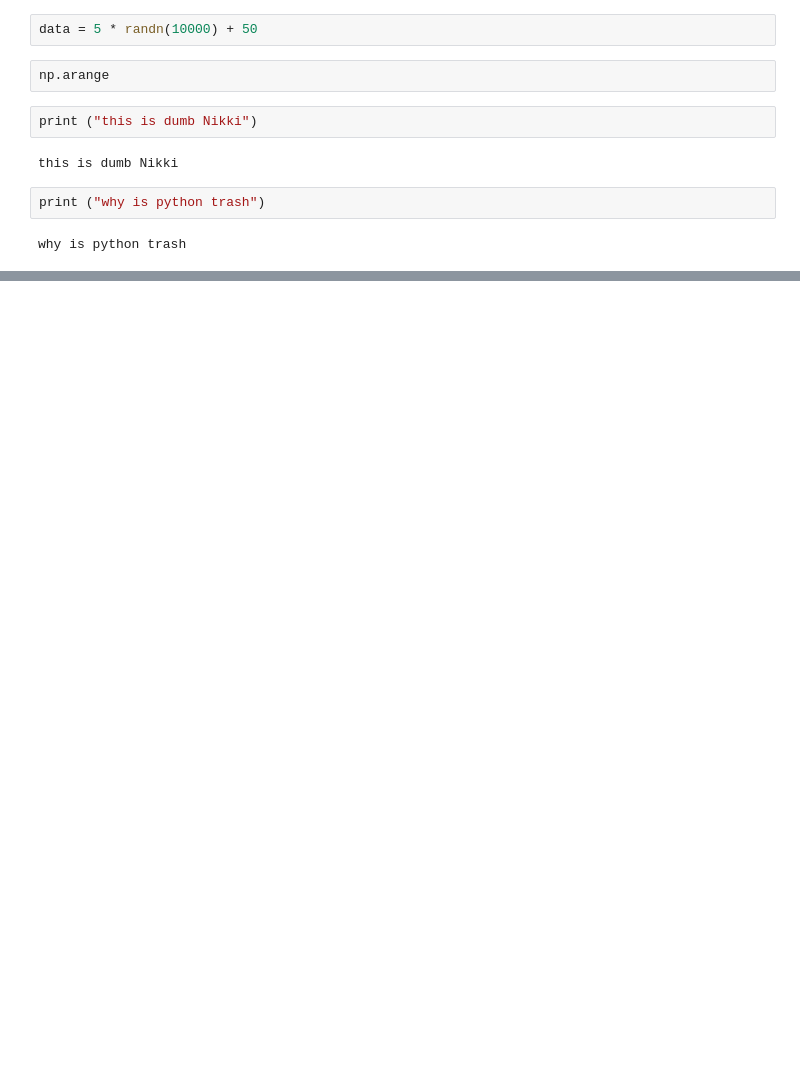
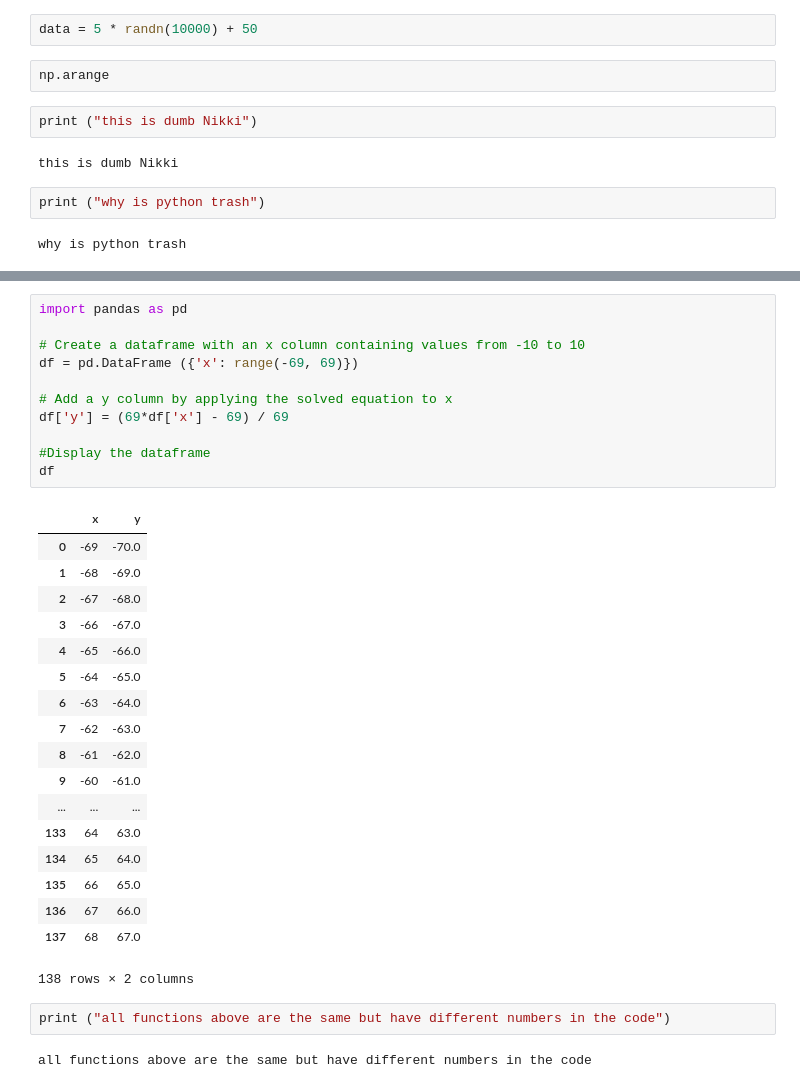
Before and after one commit to anikil/python-basic-maths, a Jupyter notebook: .ipynb, the cells around one changed output, grey strips where cells are left out. Drawn from its saved outputs; the diff is of its cells as text; blank space fills up the shorter version.

```diff
--- a/.ipynb
+++ b/.ipynb
@@ -432,0 +493,34 @@ why is python trash
+# %%
+import pandas as pd
+
+# Create a dataframe with an x column containing values from -10 to 10
+df = pd.DataFrame ({'x': range(-69, 69)})
+
+# Add a y column by applying the solved equation to x
+df['y'] = (69*df['x'] - 69) / 69
+
+#Display the dataframe
+df
+# %% [output]
+|  | x | y |
+| 0 | -69 | -70.0 |
+| 1 | -68 | -69.0 |
+| 2 | -67 | -68.0 |
+| 3 | -66 | -67.0 |
+| 4 | -65 | -66.0 |
+| 5 | -64 | -65.0 |
+| 6 | -63 | -64.0 |
+| 7 | -62 | -63.0 |
+| 8 | -61 | -62.0 |
+| 9 | -60 | -61.0 |
+| ... | ... | ... |
+| 133 | 64 | 63.0 |
+| 134 | 65 | 64.0 |
+| 135 | 66 | 65.0 |
+| 136 | 67 | 66.0 |
+| 137 | 68 | 67.0 |
+138 rows × 2 columns
+# %%
+print ("all functions above are the same but have different numbers in the code")
+# %% [output]
+all functions above are the same but have different numbers in the code
```
Also changed, not shown: parts of 2 cells of this notebook.
